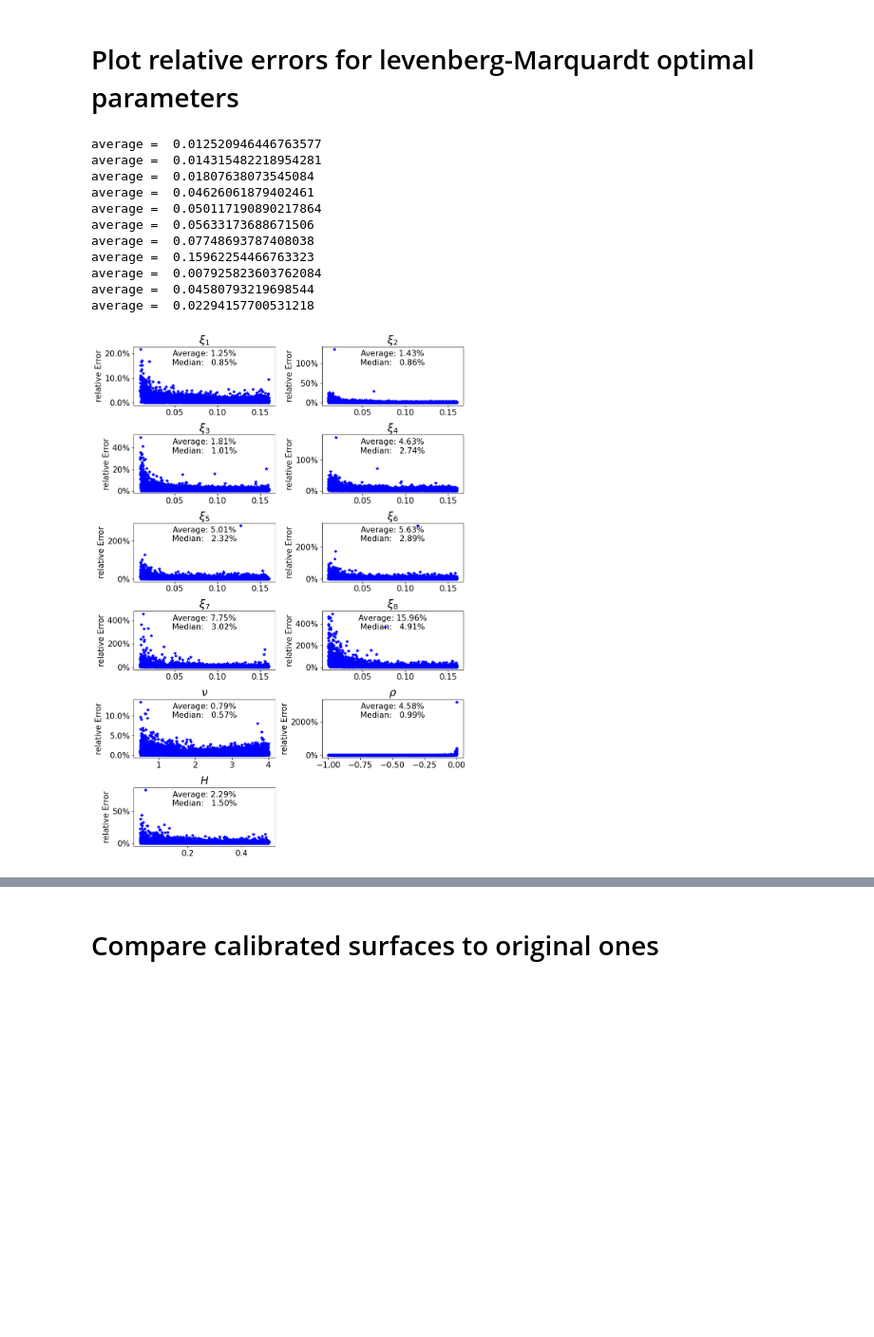
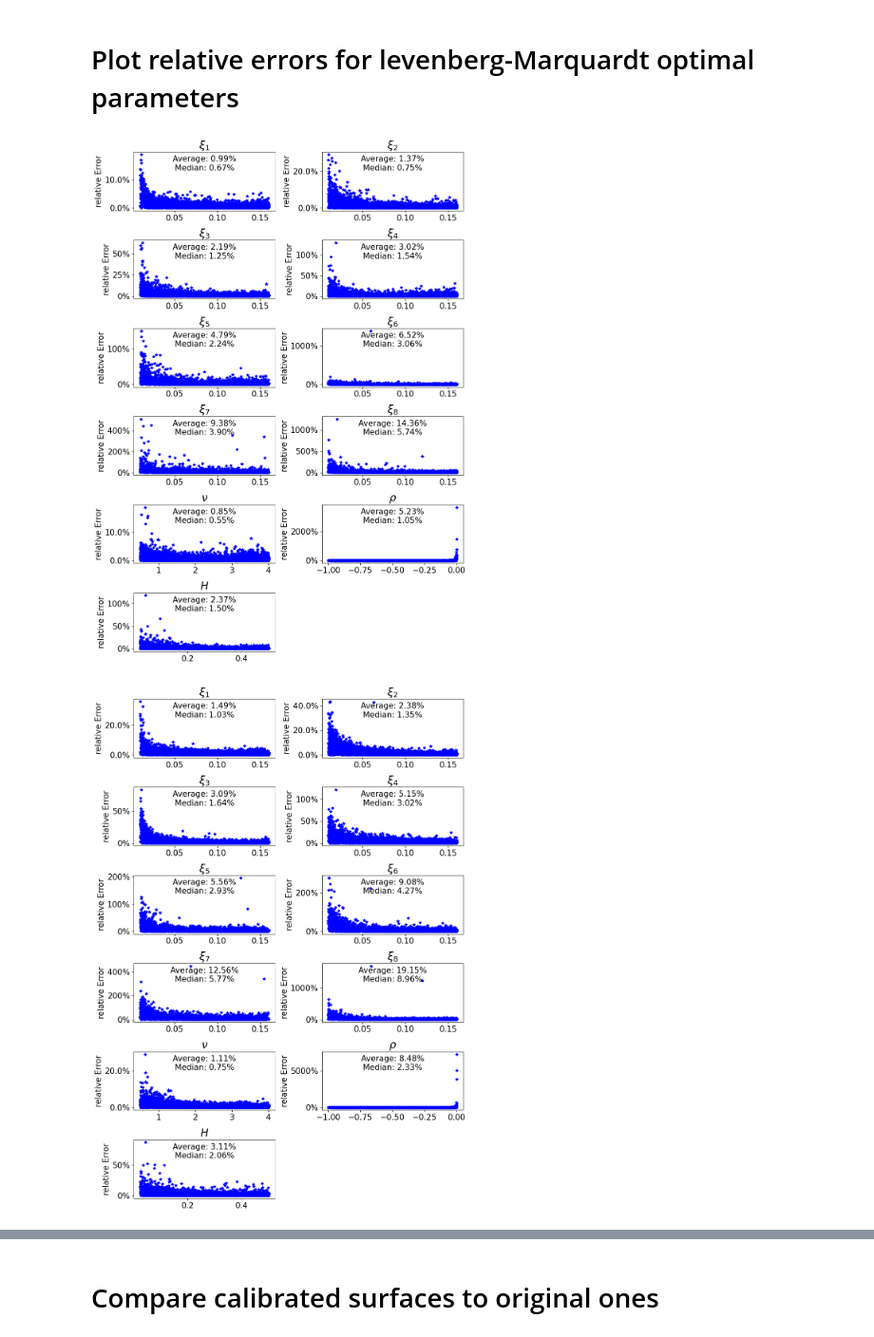
Before and after one commit to drsnuggles8/MLI-paper, a Jupyter notebook: new_mine.ipynb, the cells around one changed output, grey strips where cells are left out. Shown at 95% size. Drawn from its saved outputs; the diff is of its cells as text; code cells hidden in the pictures; blank space fills up the shorter version.

```diff
--- a/new_mine.ipynb
+++ b/new_mine.ipynb
@@ -395,0 +543,2 @@ for i in range(5000):
+# %%
+params, timing = evaluate_models(trained_models, configs, X_test, y_test_transform, strikes, maturities)
@@ -397,11 +567,15 @@ for i in range(5000):
 # Plot calibration times
 # %%
 methods = ["L-BFGS-B", "SLSQP", "BFGS", "Levenberg-Marquardt"]
-plt.figure(1, figsize=(12,6))
-plt.bar(methods, np.mean(Timing,axis=0) * 1000)
-#plt.legend(methods)
-plt.title("Gradient Method Average Calibration Time", fontsize=25)
-plt.ylabel("Miliseconds", fontsize=20)
-plt.tick_params(axis='both', which='major', labelsize=14)
-plt.show()
+
+# Loop through each model's timing results and create a separate plot
+for model_idx, model_timing in enumerate(timing):
+    mean_timing = np.mean(model_timing, axis=0)
+
+    plt.figure(figsize=(12, 6))
+    plt.bar(methods, [t * 1000 for t in mean_timing])
+    plt.title(f"Gradient Method Average Calibration Time for Model {model_idx + 1}", fontsize=25)
+    plt.ylabel("Milliseconds", fontsize=20)
+    plt.tick_params(axis='both', which='major', labelsize=14)
+    plt.show()
 # %% [output]
@@ -409,37 +586,30 @@ plt.show()
 # %% [markdown]
 # Plot relative errors for levenberg-Marquardt optimal parameters
 # %%
-titles = ["$\\xi_1$","$\\xi_2$","$\\xi_3$","$\\xi_4$","$\\xi_5$","$\\xi_6$","$\\xi_7$","$\\xi_8$","$\\nu$","$\\rho$","$H$"]
-average = np.zeros([11,5000])
-fig = plt.figure(figsize=(10,14))
-for u in range(11):
-    ax=plt.subplot(6,2,u+1)
-    for i in range(5000):
+titles = ["$\\xi_1$", "$\\xi_2$", "$\\xi_3$", "$\\xi_4$", "$\\xi_5$", "$\\xi_6$", "$\\xi_7$", "$\\xi_8$", "$\\nu$", "$\\rho$", "$H$"]
 
-        y = y_test[i][u]
-        plt.plot(y, 100*np.abs(CalibratedParameters[i][3][u] - y) / np.abs(y), 'b*')
-        average[u,i] = np.abs(CalibratedParameters[i][3][u] - y) / np.abs(y)
-    plt.title(titles[u], fontsize=20)
-    plt.ylabel('relative Error', fontsize=15)
-    plt.gca().yaxis.set_major_formatter(mtick.PercentFormatter())
-    plt.tick_params(axis='both', which='major', labelsize=15)
-    plt.tick_params(axis='both', which='minor', labelsize=15)
-    plt.text(0.5, 0.8, 'Average: %1.2f%%\n Median:   %1.2f%% '%(np.mean(100*average[u,:]),np.quantile(100*average[u,:],0.5)), horizontalalignment='center',verticalalignment='center', transform=ax.transAxes,fontsize=15)
+# Loop over each set of parameters (each model configuration)
+for model_idx, model_params_set in enumerate(params):
+    fig = plt.figure(figsize=(10, 14))
+    average = np.zeros([11, 5000])
 
-    print("average = ",np.mean(average[u,:]))
-plt.tight_layout()
-plt.savefig('rBergomiTermStructureParameterRelativeErrors.png', dpi=300)
-plt.show()
+    for u in range(11):
+        ax = plt.subplot(6, 2, u + 1)
+        for i in range(5000):
+            y = y_test[i][u]
+            plt.plot(y, 100 * np.abs(model_params_set[i][3][u] - y) / np.abs(y), 'b*')
+            average[u, i] = np.abs(model_params_set[i][3][u] - y) / np.abs(y)
+
+        plt.title(titles[u], fontsize=20)
+        plt.ylabel('relative Error', fontsize=15)
+        plt.gca().yaxis.set_major_formatter(mtick.PercentFormatter())
+        plt.tick_params(axis='both', which='major', labelsize=15)
+        plt.tick_params(axis='both', which='minor', labelsize=15)
+        plt.text(0.5, 0.8, 'Average: %1.2f%%\n Median: %1.2f%% ' % (np.mean(100 * average[u, :]), np.quantile(100 * average[u, :], 0.5)), horizontalalignment='center', verticalalignment='center', transform=ax.transAxes, fontsize=15)
+
+    plt.tight_layout()
+    plt.savefig(f'rBergomiTermStructureParameterRelativeErrors_Model_{model_idx + 1}.png', dpi=300)
+    plt.show()
 # %% [output]
-average =  0.012520946446763577
-average =  0.014315482218954281
-average =  0.01807638073545084
-average =  0.04626061879402461
-average =  0.050117190890217864
-average =  0.05633173688671506
-average =  0.07748693787408038
-average =  0.15962254466763323
-average =  0.007925823603762084
-average =  0.04580793219698544
-average =  0.02294157700531218
-[figure, old version]
+[figure, new version]
+[figure, added]
```
Also changed, not shown: parts of 39 cells of this notebook, 3 other files.
